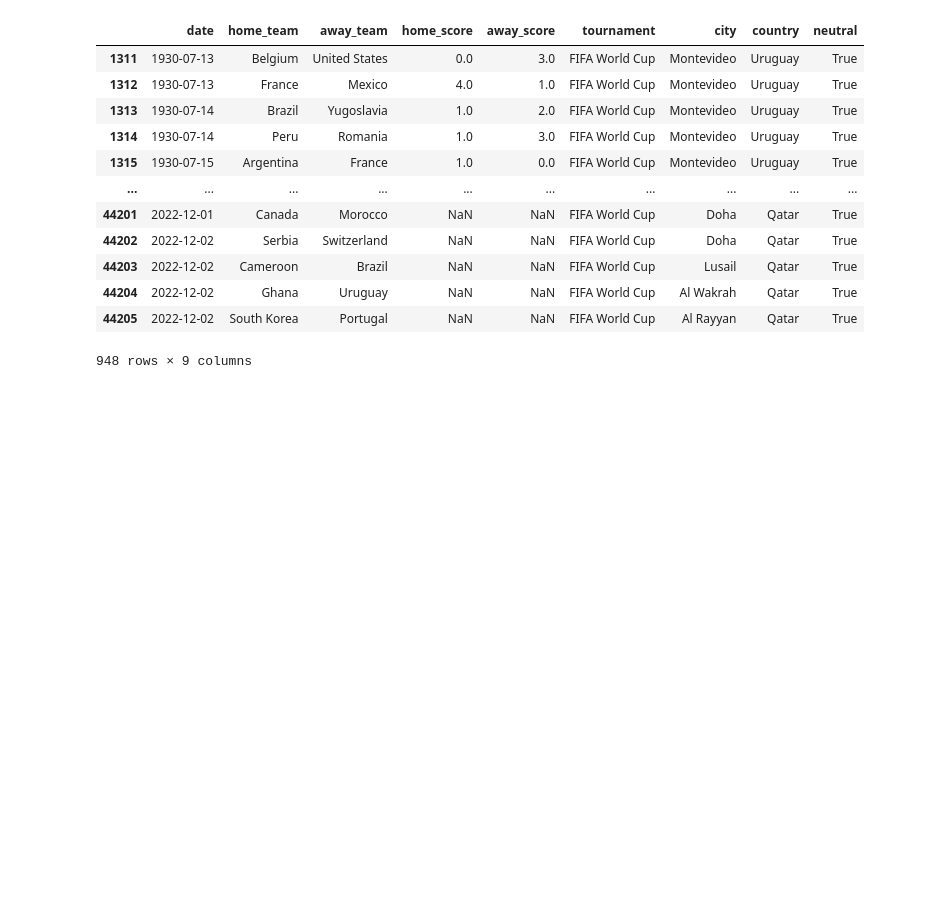
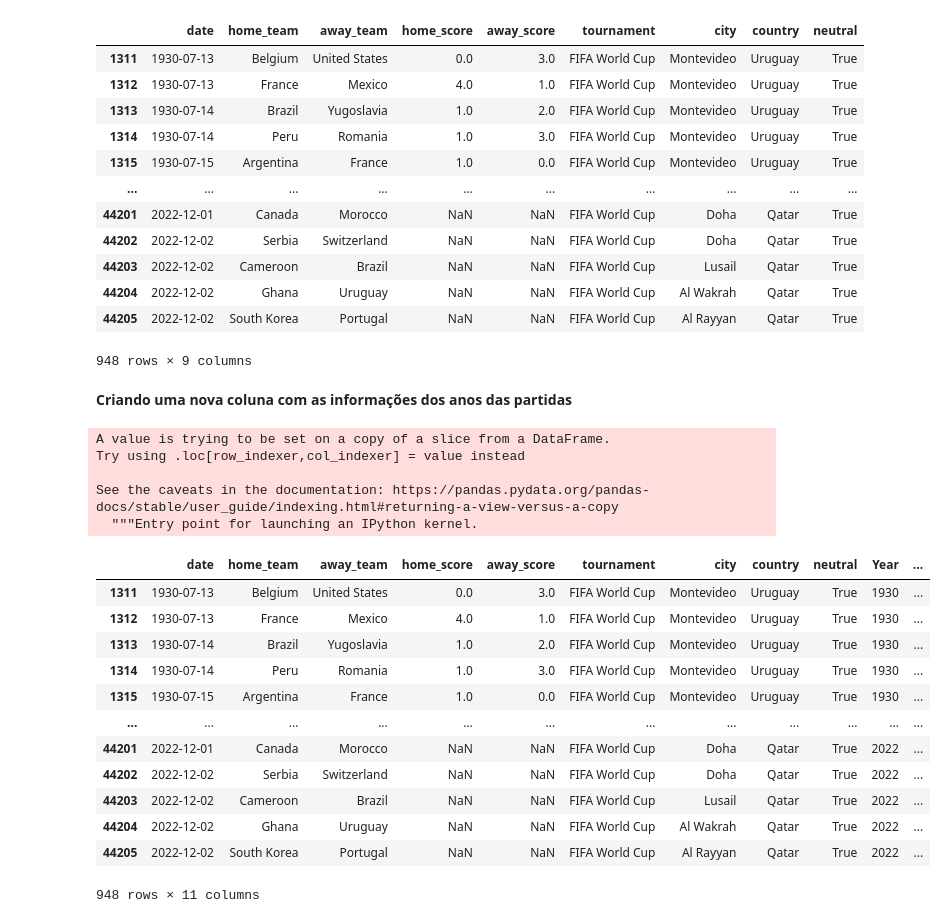
Before and after one commit to Hugox96/Analise_Copas, a Jupyter notebook: Copa_do_Mundo.ipynb, the cells around one changed output. Saved outputs shown, nothing was run; the diff lists cells and outputs as text; code cells hidden in the pictures; blank space fills up the shorter version.

```diff
--- a/Copa_do_Mundo.ipynb
+++ b/Copa_do_Mundo.ipynb
@@ -90,6 +96,6 @@ Name: date, Length: 44206, dtype: int64
 # %%
-dados_Fifa = dados[dados['tournament'] == 'FIFA World Cup']
-dados_Fifa
+dados_FIFA = dados[dados['tournament'] == 'FIFA World Cup']
+dados_FIFA
 # %% [output]
 |  | date | home_team | away_team | home_score | away_score | tournament | city | country | neutral |
 | 1311 | 1930-07-13 | Belgium | United States | 0.0 | 3.0 | FIFA World Cup | Montevideo | Uruguay | True |
@@ -104,3 +110,27 @@ dados_Fifa
 | 44204 | 2022-12-02 | Ghana | Uruguay | NaN | NaN | FIFA World Cup | Al Wakrah | Qatar | True |
 | 44205 | 2022-12-02 | South Korea | Portugal | NaN | NaN | FIFA World Cup | Al Rayyan | Qatar | True |
 948 rows × 9 columns
+# %% [markdown]
+**Criando uma nova coluna com as informações dos anos das partidas**
+# %%
+dados_FIFA["year"] = dados_FIFA['date'].dt.year
+dados_FIFA
+# %% [output]
+A value is trying to be set on a copy of a slice from a DataFrame.
+Try using .loc[row_indexer,col_indexer] = value instead
+
+See the caveats in the documentation: https://pandas.pydata.org/pandas-docs/stable/user_guide/indexing.html#returning-a-view-versus-a-copy
+  """Entry point for launching an IPython kernel.
+|  | date | home_team | away_team | home_score | away_score | tournament | city | country | neutral | Year | ... |
+| 1311 | 1930-07-13 | Belgium | United States | 0.0 | 3.0 | FIFA World Cup | Montevideo | Uruguay | True | 1930 | ... |
+| 1312 | 1930-07-13 | France | Mexico | 4.0 | 1.0 | FIFA World Cup | Montevideo | Uruguay | True | 1930 | ... |
+| 1313 | 1930-07-14 | Brazil | Yugoslavia | 1.0 | 2.0 | FIFA World Cup | Montevideo | Uruguay | True | 1930 | ... |
+| 1314 | 1930-07-14 | Peru | Romania | 1.0 | 3.0 | FIFA World Cup | Montevideo | Uruguay | True | 1930 | ... |
+| 1315 | 1930-07-15 | Argentina | France | 1.0 | 0.0 | FIFA World Cup | Montevideo | Uruguay | True | 1930 | ... |
+| ... | ... | ... | ... | ... | ... | ... | ... | ... | ... | ... | ... |
+| 44201 | 2022-12-01 | Canada | Morocco | NaN | NaN | FIFA World Cup | Doha | Qatar | True | 2022 | ... |
+| 44202 | 2022-12-02 | Serbia | Switzerland | NaN | NaN | FIFA World Cup | Doha | Qatar | True | 2022 | ... |
+| 44203 | 2022-12-02 | Cameroon | Brazil | NaN | NaN | FIFA World Cup | Lusail | Qatar | True | 2022 | ... |
+| 44204 | 2022-12-02 | Ghana | Uruguay | NaN | NaN | FIFA World Cup | Al Wakrah | Qatar | True | 2022 | ... |
+| 44205 | 2022-12-02 | South Korea | Portugal | NaN | NaN | FIFA World Cup | Al Rayyan | Qatar | True | 2022 | ... |
+948 rows × 11 columns
```
Also changed, not shown: parts of 4 cells of this notebook.
